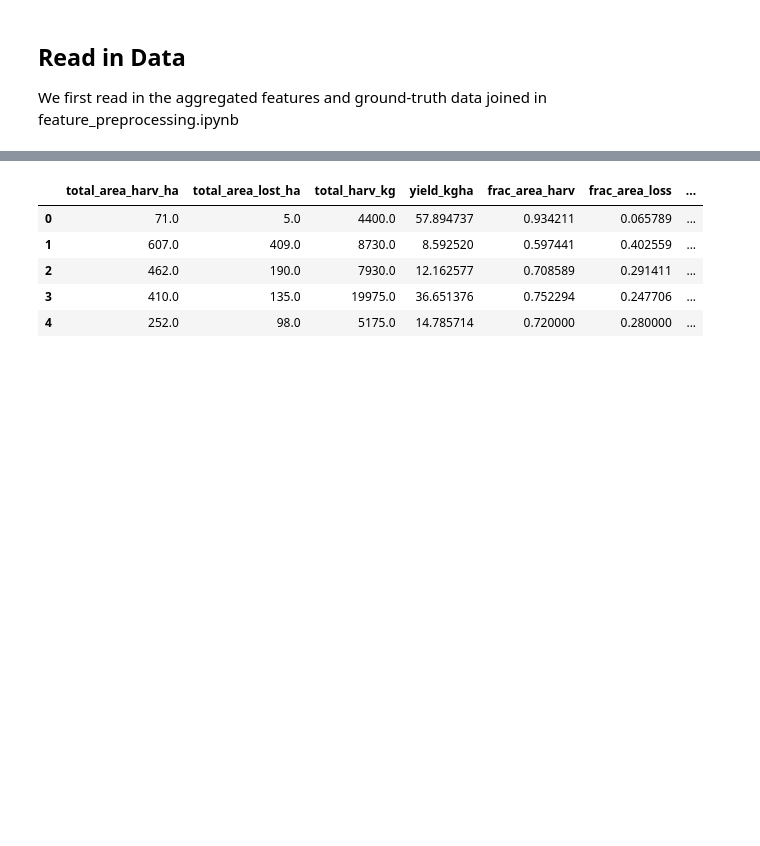
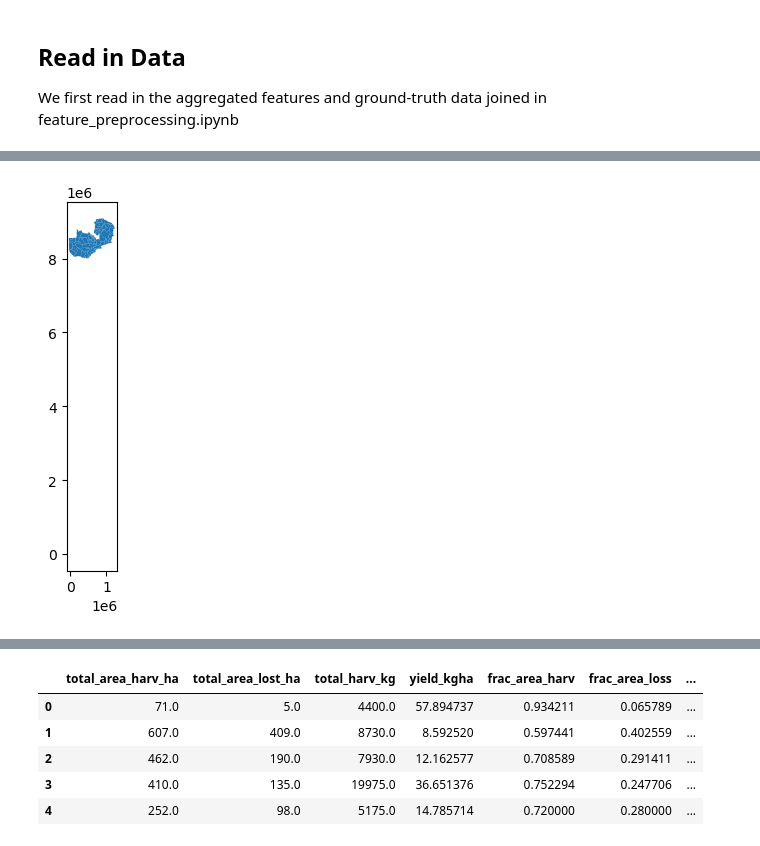
Before and after one commit to mosaiks-capstone/Modeling, a Jupyter notebook: andrew_modeling.ipynb, the cells around one changed output, grey strips where cells are left out. Cells and saved outputs as stored; diff of their text form; code cells hidden in the pictures; blank space fills up the shorter version.

```diff
--- a/andrew_modeling.ipynb
+++ b/andrew_modeling.ipynb
@@ -43,0 +57,12 @@ grouped_features = pd.read_csv("/capstone/mosaiks/repos/preprocessing/data/featu
+# %%
+# Read in the survey data
+sea = gpd.read_file('/capstone/mosaiks/repos/preprocessing/sitian/data/SEA_Shape_all.shp')
+boundaries = gpd.read_file('/capstone/mosaiks/box/Shapefiles/spatial/zam_districts/ZAM_Districts.shp')
+
+# Plotting
+fig, ax = plt.subplots(1, 1)
+boundaries.plot(ax=ax)
+sea.plot(ax=ax)
+plt.show()
+# %% [output]
+[figure, added]
```
Also changed, not shown: parts of 16 cells of this notebook.
